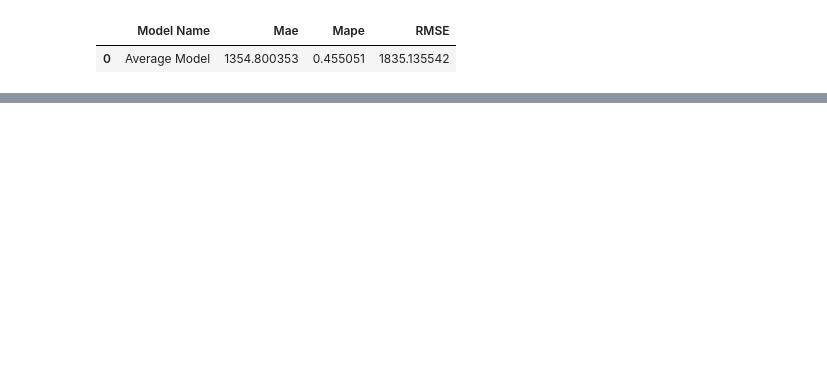
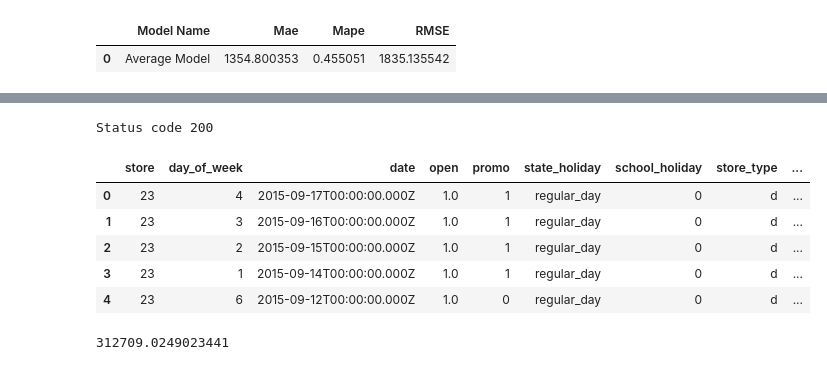
Before and after one commit to carlosandradeds/store_sales_predict, a Jupyter notebook: notebooks/07_sales_predictions.ipynb, the cells around one changed output, grey strips where cells are left out. Drawn from its saved outputs; the diff is of its cells as text; code cells hidden in the pictures; blank space fills up the shorter version.

```diff
--- a/notebooks/07_sales_predictions.ipynb
+++ b/notebooks/07_sales_predictions.ipynb
@@ -1623,0 +1603,12 @@ ConnectionError: HTTPConnectionPool(host='192.168.15.7', port=5000): Max retries
+# %%
+# load test dataset
+df10 = pd.read_csv('C:/Users/kaka/Projetos_DS/store_sales_predict/notebooks/test.csv')
+df_test = pd.merge(df10,df_store_raw, how='left', on = 'Store')
+
+# choose store for prediction
+df_test = df_test[df_test['Store'].isin([23, 6])]
+
+# remove closed days
+df_test = df_test[df_test['Open'] != 0]
+df_test = df_test[~df_test['Open'].isnull()] # some 'Open' values are null; these rows cannot be used
+df_test = df_test.drop(columns = ['Id'])
@@ -1623,0 +1618,27 @@ ConnectionError: HTTPConnectionPool(host='192.168.15.7', port=5000): Max retries
+# %%
+# API call
+# open terminal and run api handler (python handler.py)
+#url = 'http://10.0.0.103:5000/rossmann/predict'
+url = 'https://rossmann-app-2.herokuapp.com/rossmann/predict'
+header = {'Content-type':'application/json'} # type of requisition
+data = data
+
+r = requests.post(url,data=data, headers = header)
+print(f'Status code {r.status_code}')
+# %% [output]
+Status code 200
+# %%
+d1 = pd.DataFrame(r.json(), columns=r.json()[0].keys())
+# %%
+d1.head()
+# %% [output]
+|  | store | day_of_week | date | open | promo | state_holiday | school_holiday | store_type | ... |
+| 0 | 23 | 4 | 2015-09-17T00:00:00.000Z | 1.0 | 1 | regular_day | 0 | d | ... |
+| 1 | 23 | 3 | 2015-09-16T00:00:00.000Z | 1.0 | 1 | regular_day | 0 | d | ... |
+| 2 | 23 | 2 | 2015-09-15T00:00:00.000Z | 1.0 | 1 | regular_day | 0 | d | ... |
+| 3 | 23 | 1 | 2015-09-14T00:00:00.000Z | 1.0 | 1 | regular_day | 0 | d | ... |
+| 4 | 23 | 6 | 2015-09-12T00:00:00.000Z | 1.0 | 0 | regular_day | 0 | d | ... |
+# %%
+aux['prediction'].sum()
+# %% [output]
+312709.0249023441
```
Also changed, not shown: parts of 116 cells of this notebook, 7 other files.
